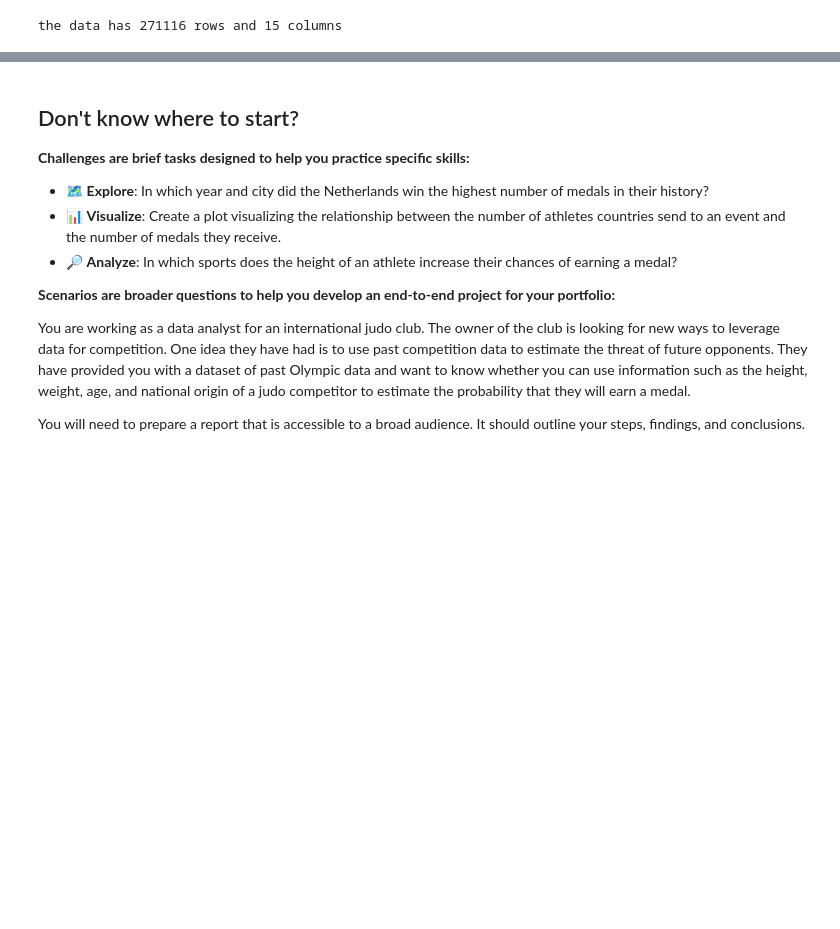
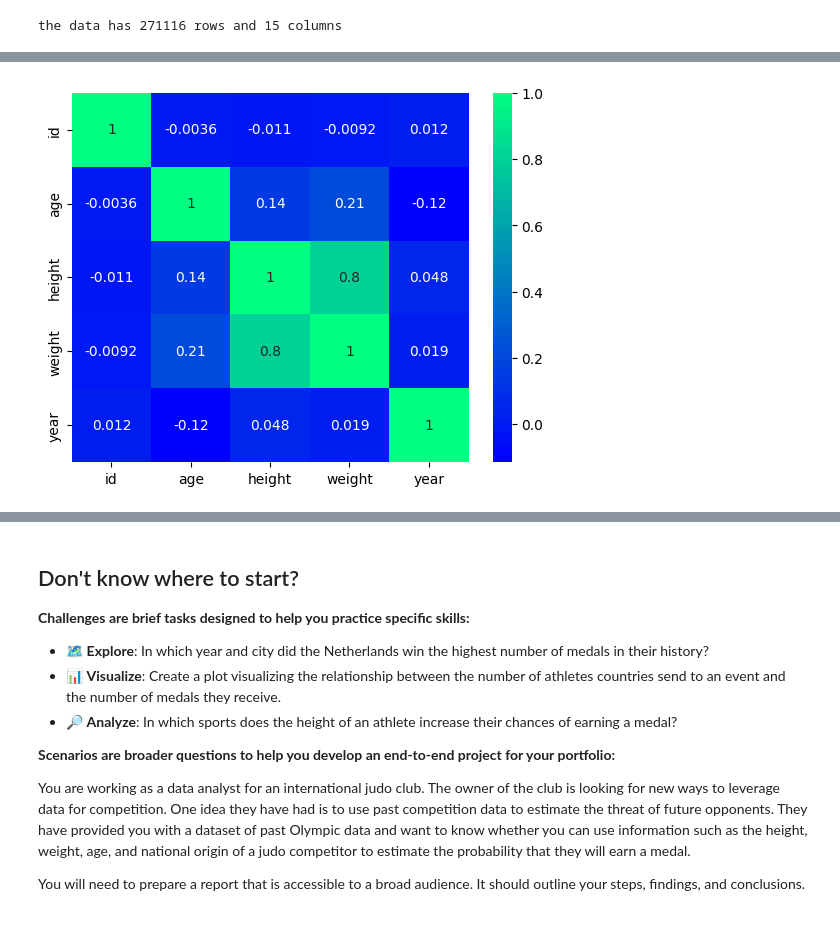
Before and after one commit to Behlil/Olympic-Games-Analysis, a Jupyter notebook: notebook.ipynb, the cells around one changed output, grey strips where cells are left out. Cells and saved outputs as stored; diff of their text form; code cells hidden in the pictures; blank space fills up the shorter version.

```diff
--- a/notebook.ipynb
+++ b/notebook.ipynb
@@ -85,0 +52,13 @@ dtype: int64
+# %%
+# correlation matrix
+corr = clean_data.corr()
+
+# plot the heatmap
+sns.heatmap(corr,
+            xticklabels=corr.columns.values,
+            yticklabels=corr.columns.values,
+            cmap="winter",
+            annot=True)
+plt.show()
+# %% [output]
+[figure, added]
```
Also changed, not shown: parts of 11 cells of this notebook, 1 other file.
